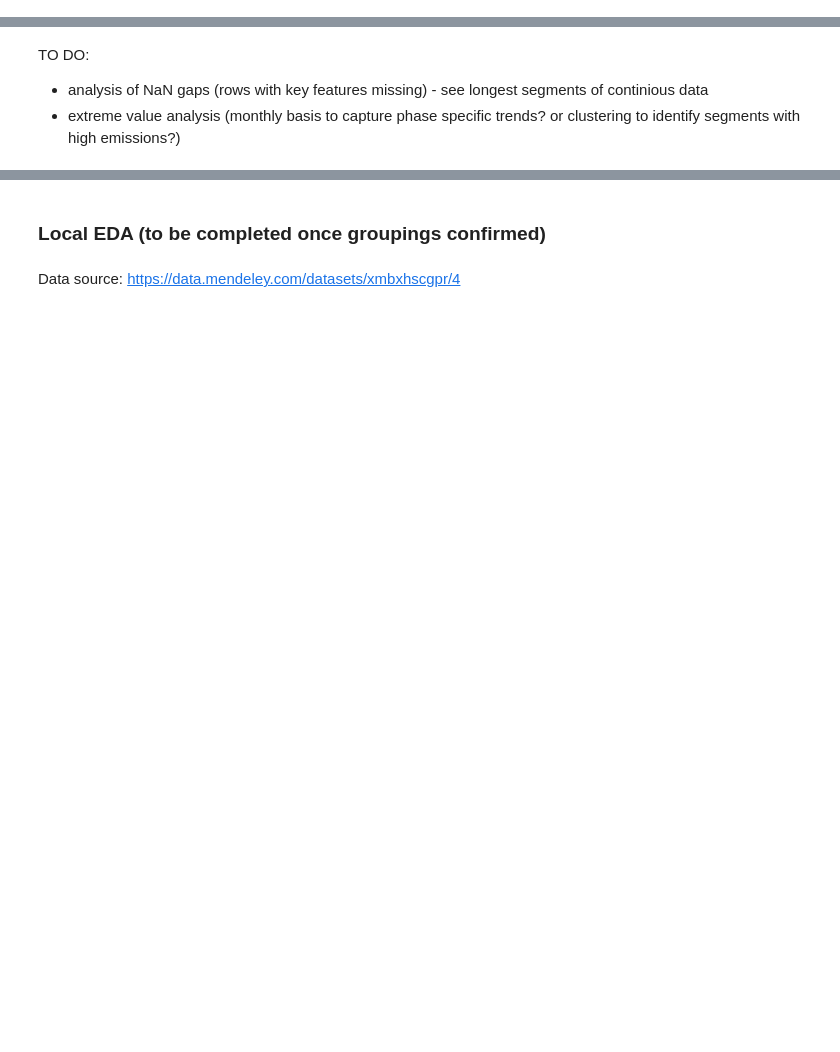
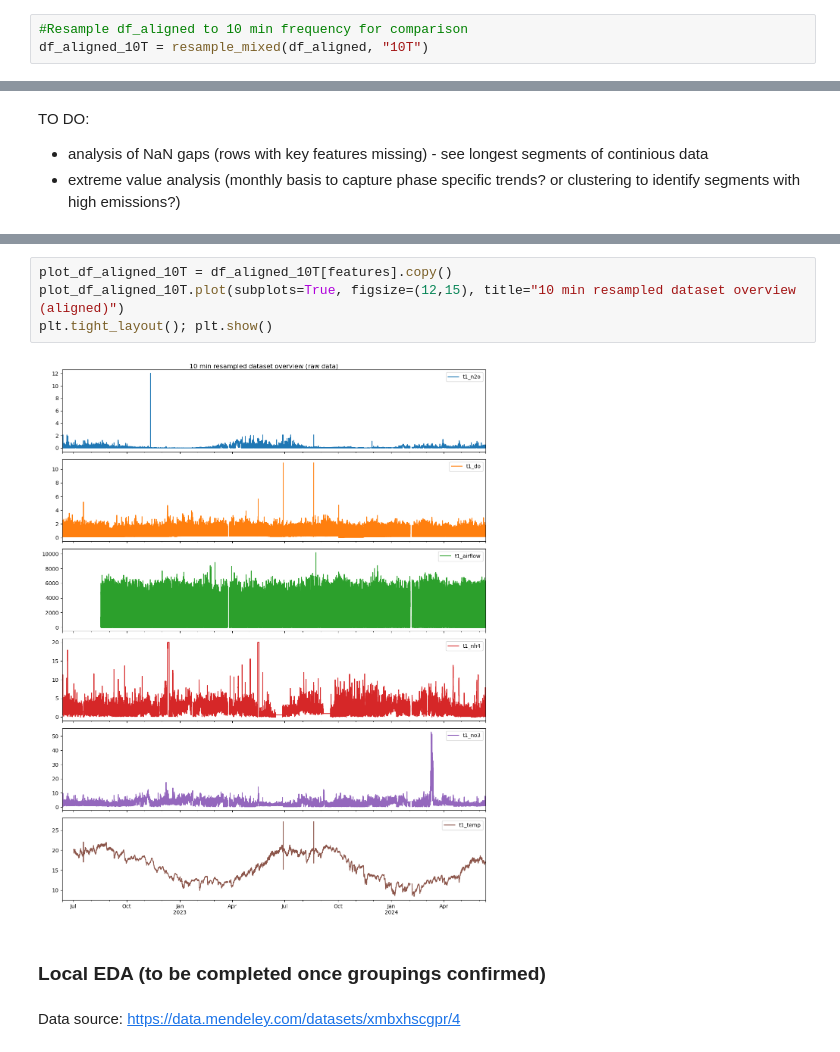
Before and after one commit to tom-mcarthur03/EDS_Design_Project, a Jupyter notebook: notebooks/data_preprocessing/data_preprocessing_bv.ipynb, the cells around one changed output, grey strips where cells are left out. Cells and saved outputs as stored; diff of their text form; blank space fills up the shorter version.

```diff
--- a/notebooks/data_preprocessing/data_preprocessing_bv.ipynb
+++ b/notebooks/data_preprocessing/data_preprocessing_bv.ipynb
@@ -1112,6 +1112,9 @@ def resample_mixed(df, freq):
 #Resample to 2 min and 10 min frequencies
 df_2T = resample_mixed(df_t1, "2T")
 df_10T = resample_mixed(df_t1, "10T")
+# %%
+#Resample df_aligned to 10 min frequency for comparison
+df_aligned_10T = resample_mixed(df_aligned, "10T")
 # %%
 #Check shapes of resampled dataframes
 print(f"Original df shape: {df_t1.shape}")
@@ -1148,6 +1149,12 @@ plot_df_10T.plot(subplots=True, figsize=(12,15), title="10 min resampled dataset
 plt.tight_layout(); plt.show()
 # %% [output]
 [figure]
+# %%
+plot_df_aligned_10T = df_aligned_10T[features].copy()
+plot_df_aligned_10T.plot(subplots=True, figsize=(12,15), title="10 min resampled dataset overview (aligned)")
+plt.tight_layout(); plt.show()
+# %% [output]
+[figure, added]
 # %% [markdown]
 ### Local EDA (to be completed once groupings confirmed)
 # %% [markdown]
```
Also changed, not shown: parts of 12 cells of this notebook, 5 other files.
